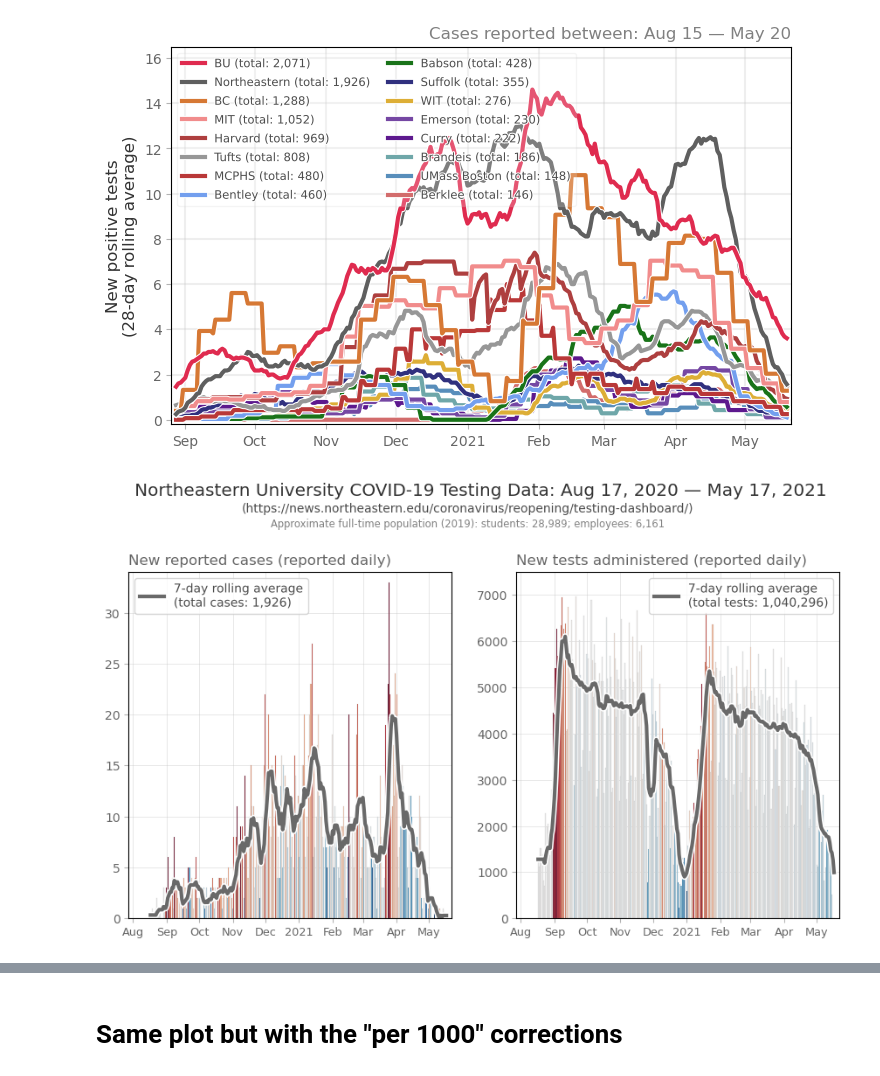
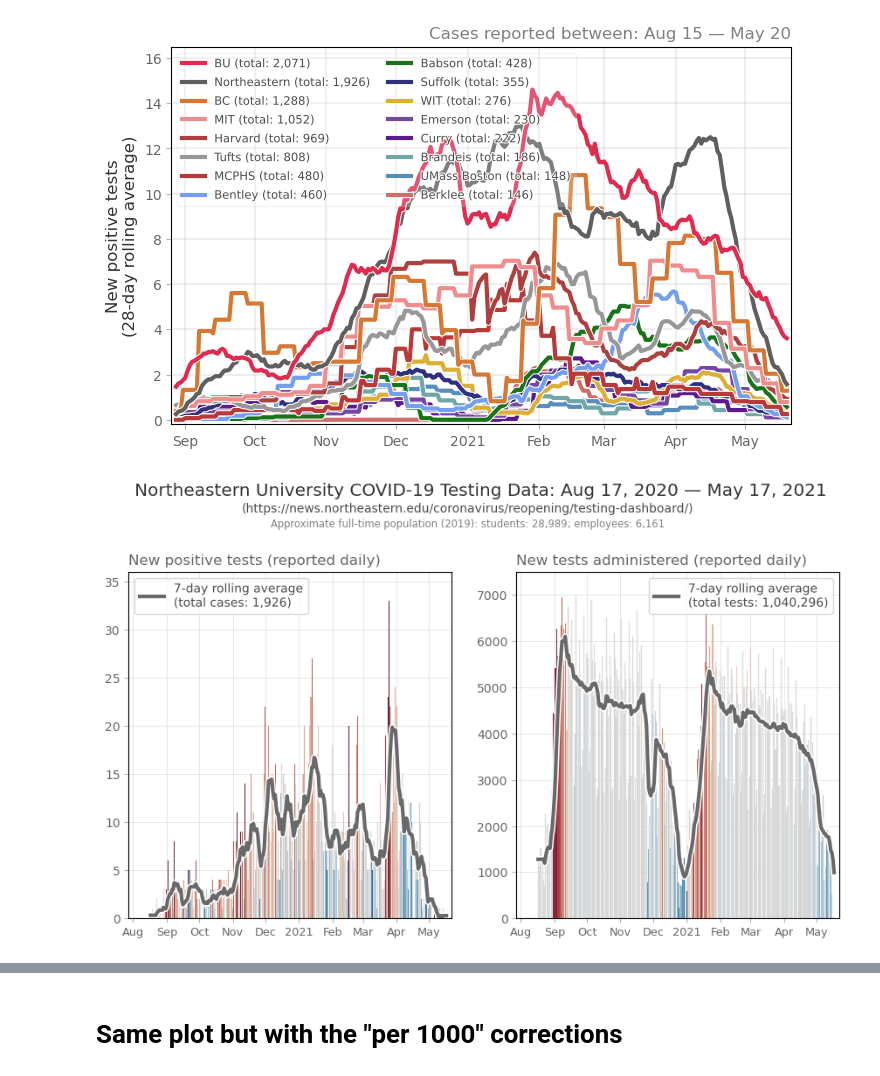
Before and after one commit to jkbren/massachusetts-higher-ed-covid, a Jupyter notebook: code/universities-in-boston.ipynb, the cells around one changed output, grey strips where cells are left out. Drawn from its saved outputs; the diff is of its cells as text; code cells hidden in the pictures.

```diff
--- a/code/universities-in-boston.ipynb
+++ b/code/universities-in-boston.ipynb
@@ -225,37 +225,37 @@ for li,l in enumerate(col_vars):
                               path_effects.Normal()])
 
 ld = month_abbrev[data_u['date'].max()[5:7]]+" "+data_u['date'].max()[8:]
-ax[0].set_title("New reported cases (reported daily)", x=0.0, ha='left', color='.4')
+ax[0].set_title("New positive tests (reported daily)", x=0.0, ha='left', color='.4')
 ax[1].set_title("New tests administered (reported daily)", x=0.0, ha='left', color='.4')
-ax[0].set_ylim(0, 34)
+ax[0].set_ylim(0, 36)
 ax[1].set_ylim(0, 7500)
 
 ld = month_abbrev[data_u['date'].max()[5:7]]+" "+data_u['date'].max()[8:]
 plt.suptitle('   Northeastern University COVID-19 Testing Data: Aug 17, 2020 — %s, 2021'%ld,
              fontsize='x-large',color='.2',y=1.075)
 ax[0].text(1.05, 1.2, '(%s)'%data_u['url'].unique()[0],
            transform=ax[0].transAxes, ha='center', va='top',fontsize='medium',color='.3')
 ax[0].text(1.05, 1.155, 'Approximate full-time population (%i): '%as_of_year+\
            'students: %s; employees: %s'%("{:,}".format(int(num_students)),"{:,}".format(int(num_employee))),
            transform=ax[0].transAxes, ha='center', va='top',fontsize='small',color='.5')
 
 
 for a in fig.axes:
     l = a.legend(fontsize='medium')#,framealpha=0.2)
     for text in l.get_texts():
         text.set_color('.3')
         text.set_path_effects([path_effects.Stroke(linewidth=1.5, foreground='w'),
                                path_effects.Normal()])
     l.set_zorder(20)
     a.set_xticks([date_dict[i] for i in dates_tt])
     a.set_xticklabels(dates_ll,fontsize=9.25)
     a.set_xlim(date_dict['2020-08-01']-4, date_dict[today]+2)
     a.grid(linewidth=0.5,color='.75',alpha=0.5)
     a.tick_params(labelcolor='.4',color='.7')
 
 plt.savefig('../figs/pngs/northeastern.png', dpi=425, bbox_inches='tight')
 plt.savefig('../figs/pdfs/northeastern.pdf', bbox_inches='tight')
 
 plt.show()
 # %% [output]
-[figure, old version]
+[figure, new version]
```
Also changed, not shown: parts of 11 cells of this notebook, 26 other files.
